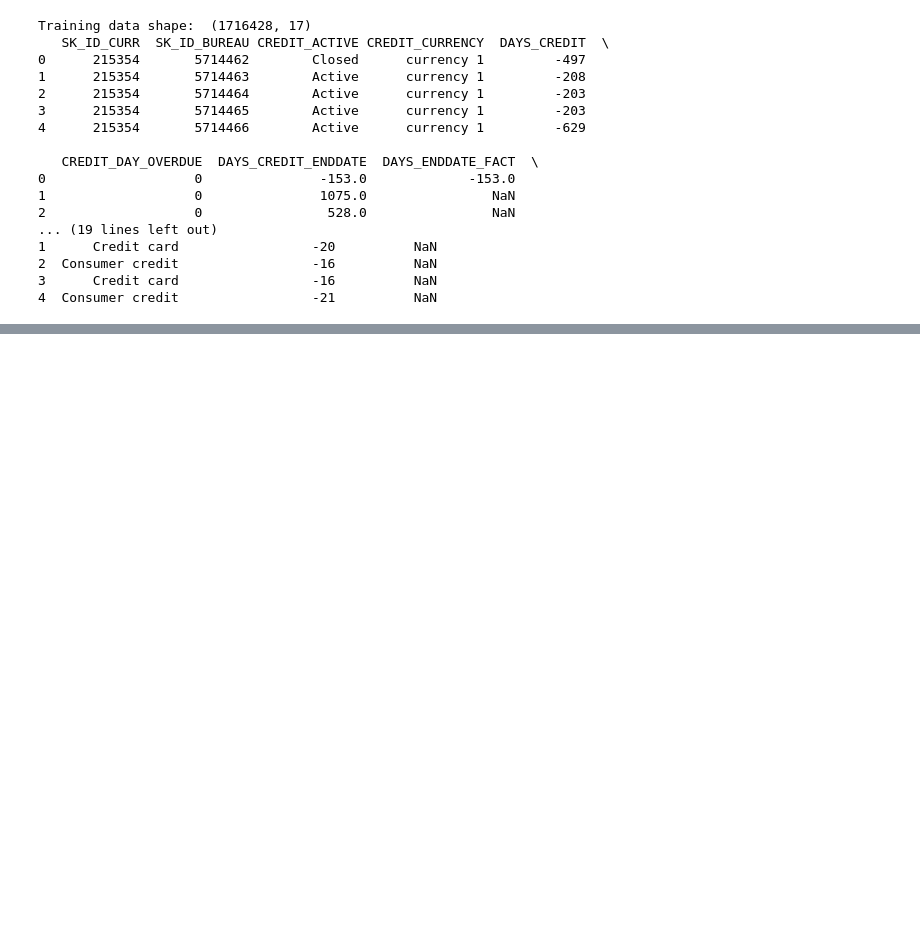
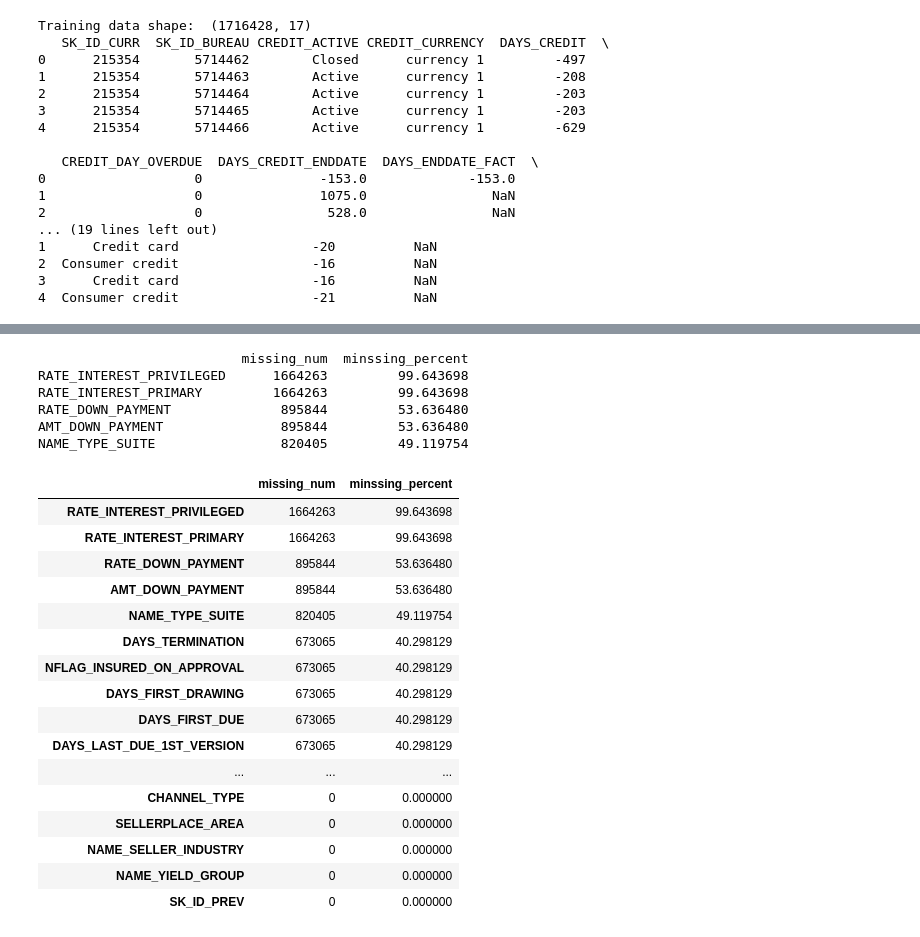
Before and after one commit to haataa/Home-Credit-Default-Risk, a Jupyter notebook: credit_default_predict.ipynb, the cells around one changed output, grey strips where cells are left out. Cells and saved outputs as stored; diff of their text form; code cells hidden in the pictures; blank space fills up the shorter version.

```diff
--- a/credit_default_predict.ipynb
+++ b/credit_default_predict.ipynb
@@ -125,0 +201,26 @@ Training data shape:  (1716428, 17)
+# %%
+check_missing(credit_card_balance)
+# %% [output]
+                          missing_num  minssing_percent
+RATE_INTEREST_PRIVILEGED      1664263         99.643698
+RATE_INTEREST_PRIMARY         1664263         99.643698
+RATE_DOWN_PAYMENT              895844         53.636480
+AMT_DOWN_PAYMENT               895844         53.636480
+NAME_TYPE_SUITE                820405         49.119754
+|  | missing_num | minssing_percent |
+| RATE_INTEREST_PRIVILEGED | 1664263 | 99.643698 |
+| RATE_INTEREST_PRIMARY | 1664263 | 99.643698 |
+| RATE_DOWN_PAYMENT | 895844 | 53.636480 |
+| AMT_DOWN_PAYMENT | 895844 | 53.636480 |
+| NAME_TYPE_SUITE | 820405 | 49.119754 |
+| DAYS_TERMINATION | 673065 | 40.298129 |
+| NFLAG_INSURED_ON_APPROVAL | 673065 | 40.298129 |
+| DAYS_FIRST_DRAWING | 673065 | 40.298129 |
+| DAYS_FIRST_DUE | 673065 | 40.298129 |
+| DAYS_LAST_DUE_1ST_VERSION | 673065 | 40.298129 |
+| ... | ... | ... |
+| CHANNEL_TYPE | 0 | 0.000000 |
+| SELLERPLACE_AREA | 0 | 0.000000 |
+| NAME_SELLER_INDUSTRY | 0 | 0.000000 |
+| NAME_YIELD_GROUP | 0 | 0.000000 |
+| SK_ID_PREV | 0 | 0.000000 |
```
Also changed, not shown: parts of 12 cells of this notebook.
